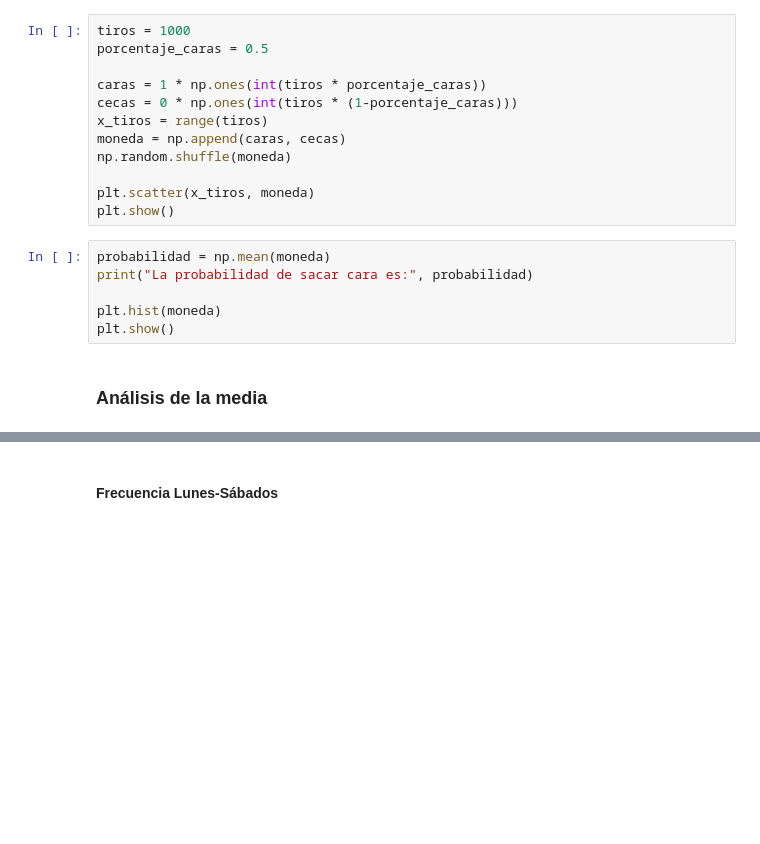
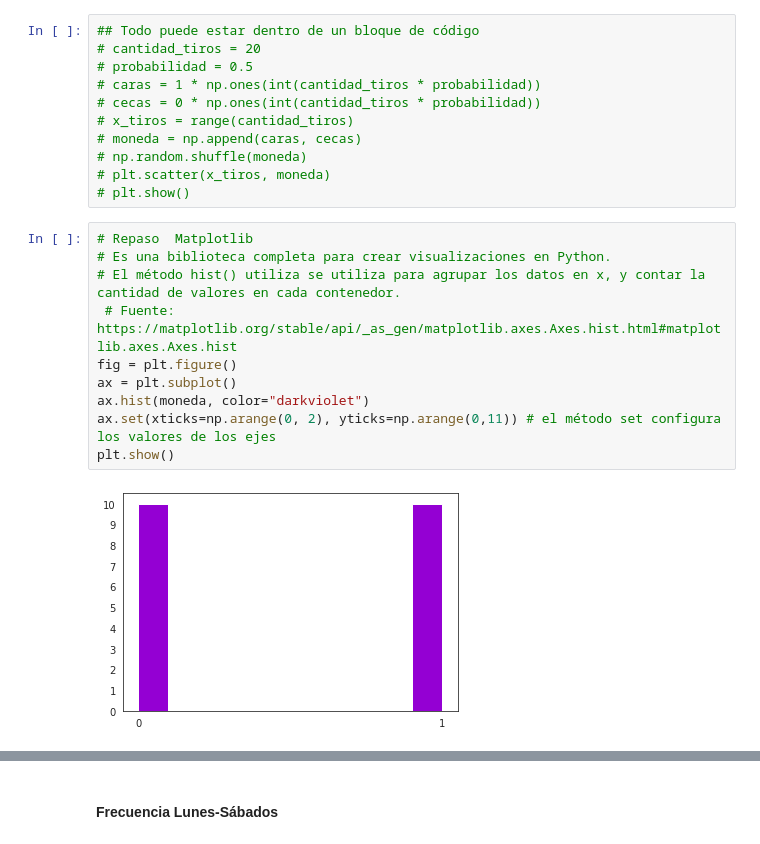
Before and after one commit to InoveAlumnos/intro_analytics_python, a Jupyter notebook: proba_estadistica.ipynb, the cells around one changed output, grey strips where cells are left out. Drawn from its saved outputs; the diff is of its cells as text; blank space fills up the shorter version.

```diff
--- a/proba_estadistica.ipynb
+++ b/proba_estadistica.ipynb
@@ -19,20 +153,23 @@ import pandas as pd
 # %%
-tiros = 1000
-porcentaje_caras = 0.5
-
-caras = 1 * np.ones(int(tiros * porcentaje_caras))
-cecas = 0 * np.ones(int(tiros * (1-porcentaje_caras)))
-x_tiros = range(tiros)
-moneda = np.append(caras, cecas)
-np.random.shuffle(moneda)
-
-plt.scatter(x_tiros, moneda)
-plt.show()
+## Todo puede estar dentro de un bloque de código
+# cantidad_tiros = 20
+# probabilidad = 0.5
+# caras = 1 * np.ones(int(cantidad_tiros * probabilidad))
+# cecas = 0 * np.ones(int(cantidad_tiros * probabilidad))
+# x_tiros = range(cantidad_tiros)
+# moneda = np.append(caras, cecas)
+# np.random.shuffle(moneda)
+# plt.scatter(x_tiros, moneda)
+# plt.show()
-# %%
-probabilidad = np.mean(moneda)
-print("La probabilidad de sacar cara es:", probabilidad)
-
-plt.hist(moneda)
-plt.show()
-# %% [markdown]
-### Análisis de la media
+# %%
+# Repaso  Matplotlib
+# Es una biblioteca completa para crear visualizaciones en Python.
+# El método hist() utiliza se utiliza para agrupar los datos en x, y contar la cantidad de valores en cada contenedor.
+ # Fuente: https://matplotlib.org/stable/api/_as_gen/matplotlib.axes.Axes.hist.html#matplotlib.axes.Axes.hist
+fig = plt.figure()
+ax = plt.subplot()
+ax.hist(moneda, color="darkviolet")
+ax.set(xticks=np.arange(0, 2), yticks=np.arange(0,11)) # el método set configura los valores de los ejes
+plt.show()
+# %% [output]
+[figure, added]
```
Also changed, not shown: parts of 47 cells of this notebook.
